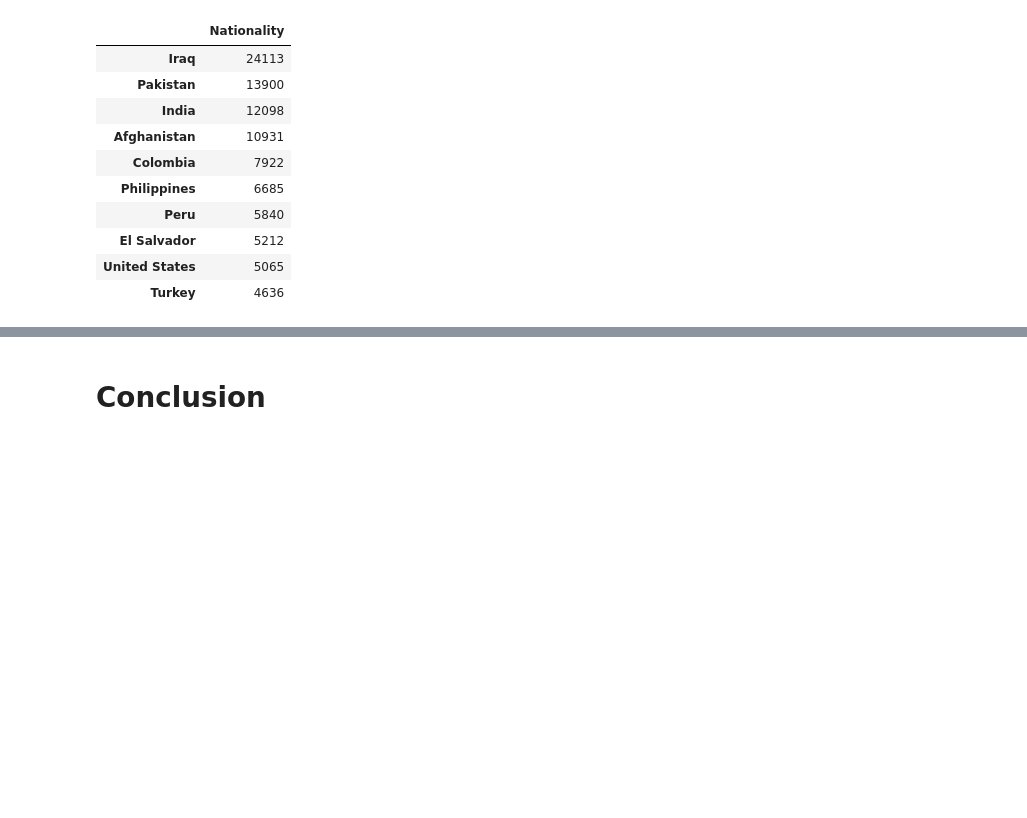
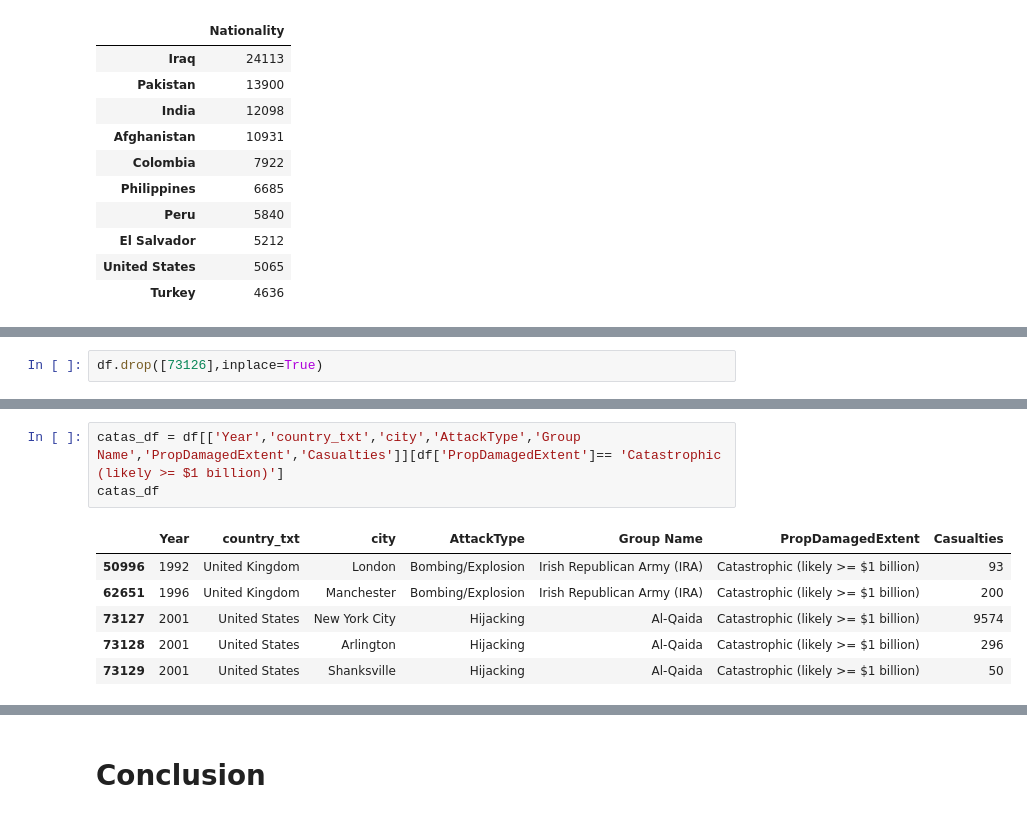
Before and after one commit to ZainDataS/EDA_Global_terrorism, a Jupyter notebook: Global_Terrorism_Analysis_Capstone_Project.ipynb, the cells around one changed output, grey strips where cells are left out. Drawn from its saved outputs; the diff is of its cells as text; blank space fills up the shorter version.

```diff
--- a/Global_Terrorism_Analysis_Capstone_Project.ipynb
+++ b/Global_Terrorism_Analysis_Capstone_Project.ipynb
@@ -267,0 +310,2 @@ df['Nationality'].value_counts().head(10).to_frame()
+# %%
+df.drop([73126],inplace=True)
@@ -278,0 +337,10 @@ Observations from above Table:
+# %%
+catas_df = df[['Year','country_txt','city','AttackType','Group Name','PropDamagedExtent','Casualties']][df['PropDamagedExtent']== 'Catastrophic (likely >= $1 billion)']
+catas_df
+# %% [output]
+|  | Year | country_txt | city | AttackType | Group Name | PropDamagedExtent | Casualties |
+| 50996 | 1992 | United Kingdom | London | Bombing/Explosion | Irish Republican Army (IRA) | Catastrophic (likely >= $1 billion) | 93 |
+| 62651 | 1996 | United Kingdom | Manchester | Bombing/Explosion | Irish Republican Army (IRA) | Catastrophic (likely >= $1 billion) | 200 |
+| 73127 | 2001 | United States | New York City | Hijacking | Al-Qaida | Catastrophic (likely >= $1 billion) | 9574 |
+| 73128 | 2001 | United States | Arlington | Hijacking | Al-Qaida | Catastrophic (likely >= $1 billion) | 296 |
+| 73129 | 2001 | United States | Shanksville | Hijacking | Al-Qaida | Catastrophic (likely >= $1 billion) | 50 |
```
Also changed, not shown: parts of 16 cells of this notebook.
